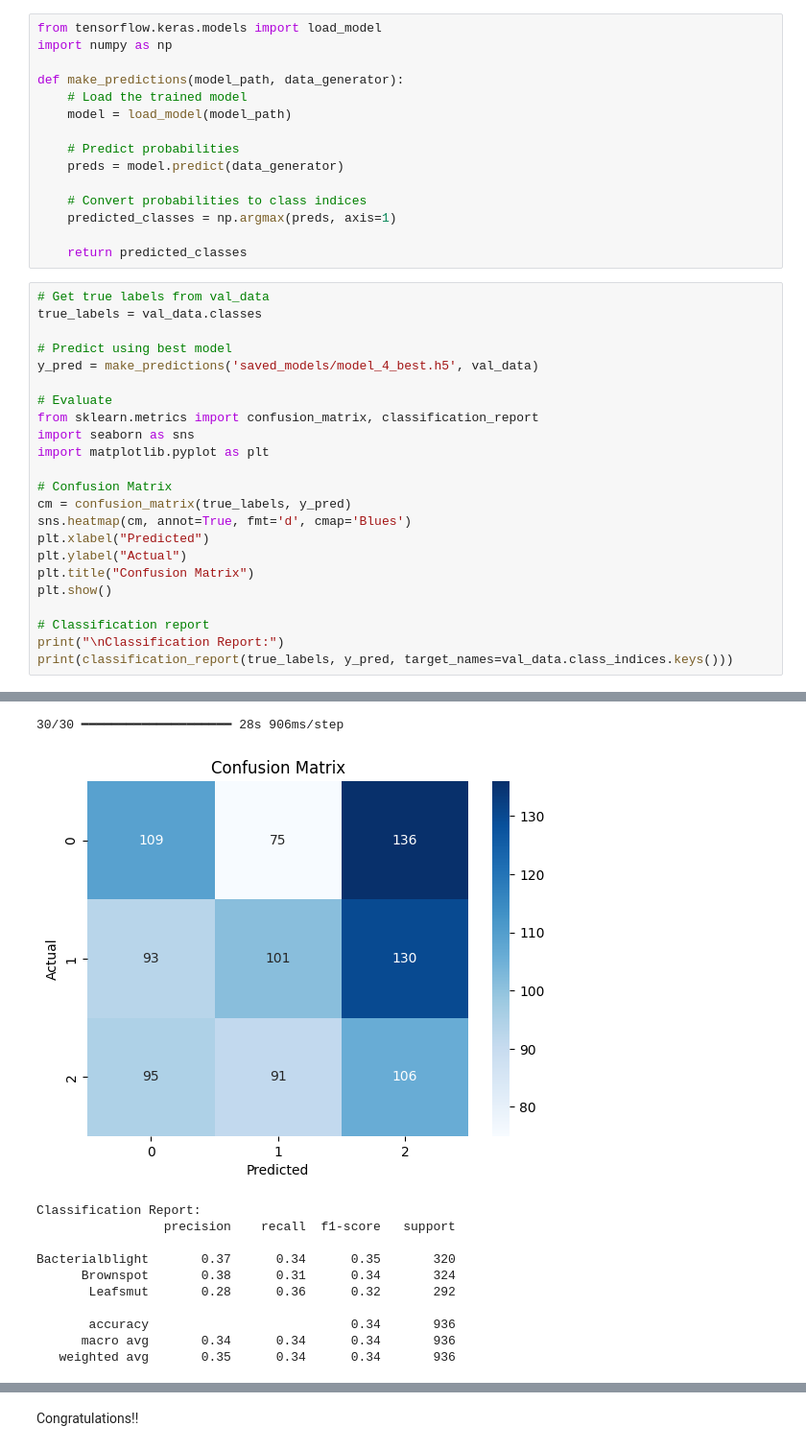
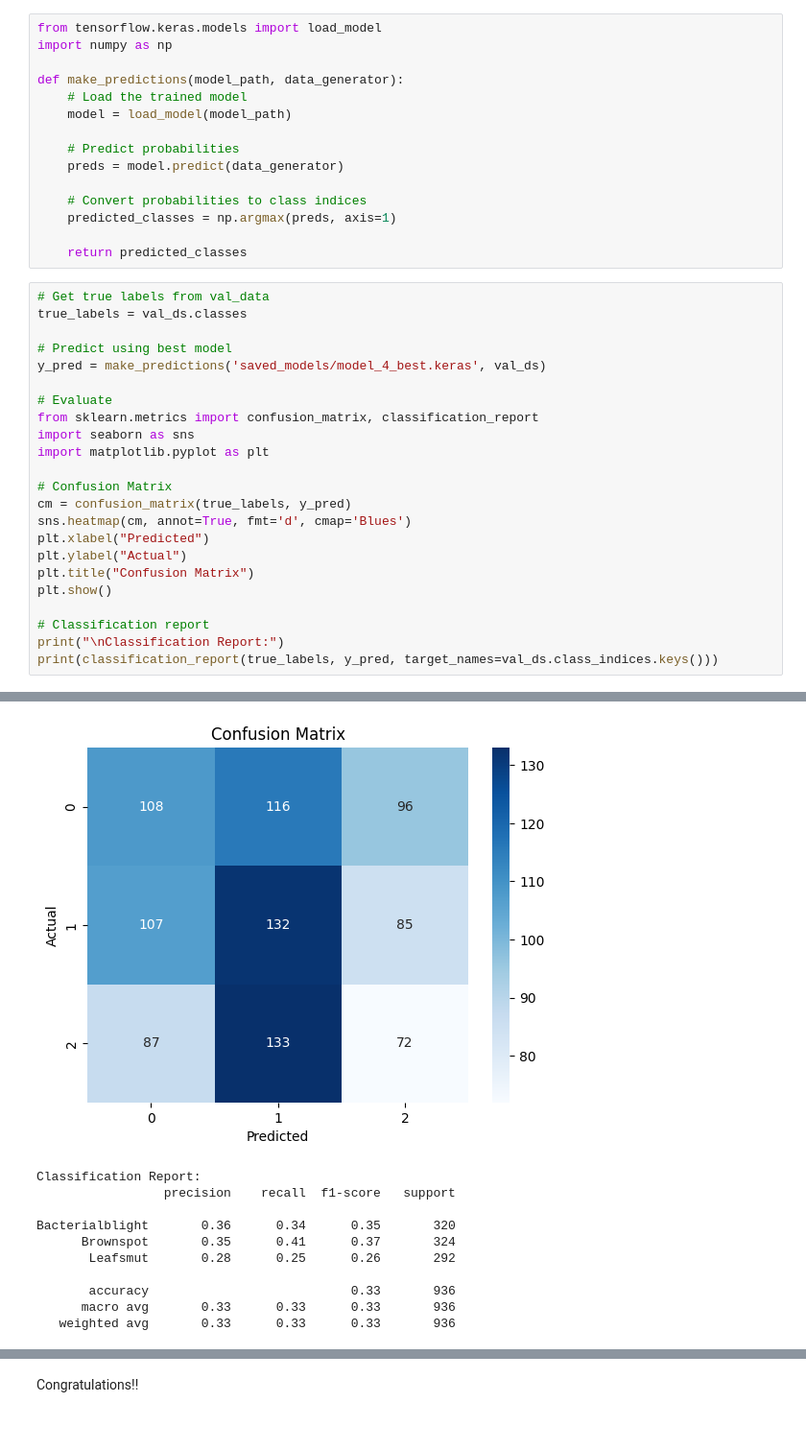
Before and after one commit to ktanguy/Summative, a Jupyter notebook: Summative_Intro_to_ml_Tanguy_Kwizera_assignment.ipynb, the cells around one changed output, grey strips where cells are left out. Shown at 96% size. Saved outputs shown, nothing was run; the diff lists cells and outputs as text.

```diff
--- a/Summative_Intro_to_ml_Tanguy_Kwizera_assignment.ipynb
+++ b/Summative_Intro_to_ml_Tanguy_Kwizera_assignment.ipynb
@@ -436,10 +428,10 @@ def make_predictions(model_path, data_generator):
     return predicted_classes
 # %%
 # Get true labels from val_data
-true_labels = val_data.classes
+true_labels = val_ds.classes
 
 # Predict using best model
-y_pred = make_predictions('saved_models/model_4_best.h5', val_data)
+y_pred = make_predictions('saved_models/model_4_best.keras', val_ds)
 
 # Evaluate
 from sklearn.metrics import confusion_matrix, classification_report
@@ -456,5 +448,5 @@ plt.show()
 
 # Classification report
 print("\nClassification Report:")
-print(classification_report(true_labels, y_pred, target_names=val_data.class_indices.keys()))
+print(classification_report(true_labels, y_pred, target_names=val_ds.class_indices.keys()))
 # %% [output]
@@ -462,15 +454,14 @@ WARNING:absl:Compiled the loaded model, but the compiled metrics have yet to be
+[figure, new version]
-30/30 ━━━━━━━━━━━━━━━━━━━━ 28s 906ms/step
+Classification Report:
+                 precision    recall  f1-score   support
+
+Bacterialblight       0.36      0.34      0.35       320
+      Brownspot       0.35      0.41      0.37       324
+       Leafsmut       0.28      0.25      0.26       292
+
+       accuracy                           0.33       936
+      macro avg       0.33      0.33      0.33       936
+   weighted avg       0.33      0.33      0.33       936
-[figure, old version]
-Classification Report:
-                 precision    recall  f1-score   support
-
-Bacterialblight       0.37      0.34      0.35       320
-      Brownspot       0.38      0.31      0.34       324
-       Leafsmut       0.28      0.36      0.32       292
-
-       accuracy                           0.34       936
-      macro avg       0.34      0.34      0.34       936
-   weighted avg       0.35      0.34      0.34       936
 # %%
 from sklearn.metrics import confusion_matrix, classification_report
 import matplotlib.pyplot as plt
```
Also changed, not shown: parts of 10 cells of this notebook.
